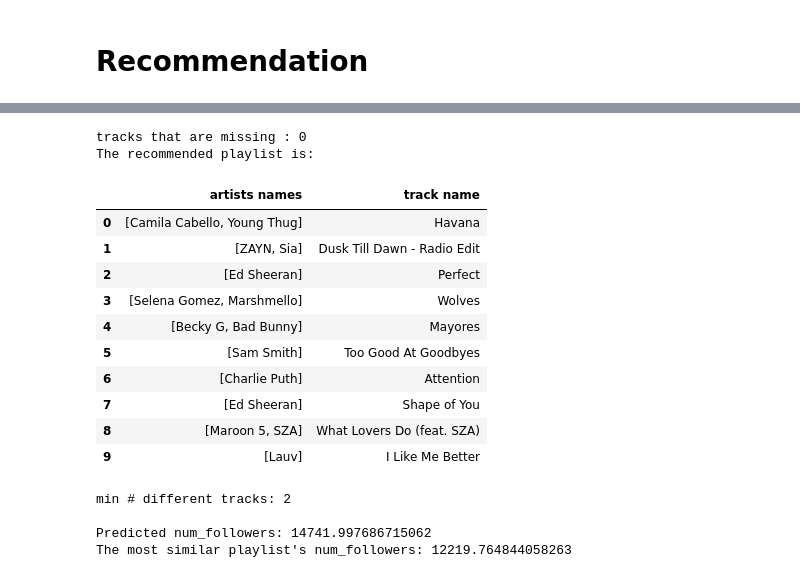
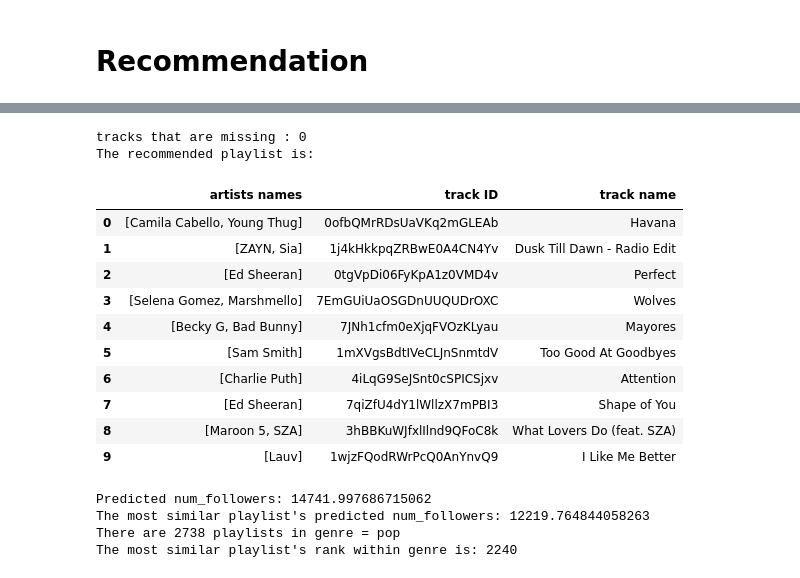
Before and after one commit to AC209a-Project-Spotify/group30, a Jupyter notebook: notebooks/Recommendation.ipynb, the cells around one changed output, grey strips where cells are left out. Drawn from its saved outputs; the diff is of its cells as text; code cells hidden in the pictures.

```diff
--- a/notebooks/Recommendation.ipynb
+++ b/notebooks/Recommendation.ipynb
@@ -161,7 +169,6 @@ def preprocess_playlist_candidates(candidates_playlists_df):
     '''
     # ======= One-hot encoding =======
     categorical_predictors = ['genre', 'track_time_signature_mode', 'track_key_mode']
-#     numerical_predictors = list(set(gen_playlists_df.columns.values) - set(categorical_predictors))
     df_encoded = pd.get_dummies(candidates_playlists_df, prefix = categorical_predictors, columns = categorical_predictors)
 
 
@@ -206,7 +213,7 @@ def preprocess_playlist_candidates(candidates_playlists_df):
     return df_recommendation_int
 
 
-def recommended_playlist(genre, num_tracks=30):
+def recommended_playlist(genre, num_tracks):
     gen_playlists_df, playlist_track_ids = generate_playlists(genre, num_tracks)
     df_recommendation_int = preprocess_playlist_candidates(gen_playlists_df)
 
@@ -232,6 +239,7 @@ def recommended_playlist(genre, num_tracks=30):
 
     print('The recommended playlist is:')
     display(display_recommendation_df)
+    print('Predicted num_followers: {}'.format(recommendation_playlist_pred_num_followers))
     return recommendation_playlist, recommendation_playlist_pred_num_followers
 
 def get_recommendation_tracks_display_info(recommendation):
@@ -240,39 +248,8 @@ def get_recommendation_tracks_display_info(recommendation):
     for track_id in recommend_track_ids:
         display_info = {}
         track_info = tracks_db[track_id]
+        display_info['track ID'] = track_id
         display_info['track name'] = track_info['name']
         display_info['artists names'] = track_info['artists_names']
         display_info_list.append(display_info)
     return pd.DataFrame(display_info_list)
-
-def validate_recommendation_playlist(recommendation_playlist, recommendation_playlist_pred_num_followers):
-    # go through the playlist db to find the most similar existing playlist to our recommendation
-    dissimilarity_list = []
-    for playlist in playlists_db:
-        dissimilarity_list.append(len(set(recommendation_playlist['track_ids']) - set(playlist['track_ids'])))
-
-    print('min # different tracks: {}'.format(min(dissimilarity_list)))
-    most_similar_playlist_id = playlists_db[dissimilarity_list.index(min(dissimilarity_list))]['id']
-    most_similar_playlist = playlists_df[playlists_df['id'] == most_similar_playlist_id]
-    most_similar_playlist_num_followers = most_similar_playlist['num_followers'].values[0]
-
-    processed_most_similar_playlist = preprocess_playlist_candidates(most_similar_playlist)
-
-    # Load meta model
-    meta_model = joblib.load('../../fitted_models/meta_reg_int.pkl')
-    prefix = '../../fitted_models/'
-    suffix = '.pkl'
-    models_int = ['sim_lin_int', 'ridge_cv_int', 'lasso_cv_int', 'RF_best_int', 'ab_best_int']
-
-    # Record model's predicted results on validation set as the train set for the meta regressor
-    meta_X_processed_most_similar_playlist = np.zeros((processed_most_similar_playlist.shape[0], len(models_int)))
-    for i, name in enumerate(models_int):
-        model_name = prefix + name + suffix
-        model = joblib.load(model_name)
-        meta_X_processed_most_similar_playlist[:, i] = model.predict(processed_most_similar_playlist)
-
-    most_similar_predicted_log_num_followers = meta_model.predict(meta_X_processed_most_similar_playlist)
-    most_similar_predicted_num_followers = (np.exp(most_similar_predicted_log_num_followers) - 1)[0]
-
-    print('\nPredicted num_followers: {}'.format(recommendation_playlist_pred_num_followers))
-    print('The most similar playlist\'s num_followers: {}'.format(most_similar_predicted_num_followers))
@@ -279,21 +337,23 @@ def validate_recommendation_playlist(recommendation_playlist, recommendation_pla
 # %%
 recommendation, recommendation_pred_num_followers = recommended_playlist('pop', 10)
-validate_recommendation_playlist(recommendation, recommendation_pred_num_followers)
+most_similar_pl_id = get_most_similar_playlist(recommendation, 'pop')
+predict_most_similar_playlist(most_similar_pl_id)
+rank = get_rank_within_genre(most_similar_pl_id, 'pop')
 # %% [output]
 tracks that are missing : 0
 The recommended playlist is:
-|  | artists names | track name |
-| 0 | [Camila Cabello, Young Thug] | Havana |
-| 1 | [ZAYN, Sia] | Dusk Till Dawn - Radio Edit |
-| 2 | [Ed Sheeran] | Perfect |
-| 3 | [Selena Gomez, Marshmello] | Wolves |
-| 4 | [Becky G, Bad Bunny] | Mayores |
-| 5 | [Sam Smith] | Too Good At Goodbyes |
-| 6 | [Charlie Puth] | Attention |
-| 7 | [Ed Sheeran] | Shape of You |
-| 8 | [Maroon 5, SZA] | What Lovers Do (feat. SZA) |
-| 9 | [Lauv] | I Like Me Better |
+|  | artists names | track ID | track name |
+| 0 | [Camila Cabello, Young Thug] | 0ofbQMrRDsUaVKq2mGLEAb | Havana |
+| 1 | [ZAYN, Sia] | 1j4kHkkpqZRBwE0A4CN4Yv | Dusk Till Dawn - Radio Edit |
+| 2 | [Ed Sheeran] | 0tgVpDi06FyKpA1z0VMD4v | Perfect |
+| 3 | [Selena Gomez, Marshmello] | 7EmGUiUaOSGDnUUQUDrOXC | Wolves |
+| 4 | [Becky G, Bad Bunny] | 7JNh1cfm0eXjqFVOzKLyau | Mayores |
+| 5 | [Sam Smith] | 1mXVgsBdtIVeCLJnSnmtdV | Too Good At Goodbyes |
+| 6 | [Charlie Puth] | 4iLqG9SeJSnt0cSPICSjxv | Attention |
+| 7 | [Ed Sheeran] | 7qiZfU4dY1lWllzX7mPBI3 | Shape of You |
+| 8 | [Maroon 5, SZA] | 3hBBKuWJfxlIlnd9QFoC8k | What Lovers Do (feat. SZA) |
+| 9 | [Lauv] | 1wjzFQodRWrPcQ0AnYnvQ9 | I Like Me Better |
-min # different tracks: 2
-
 Predicted num_followers: 14741.997686715062
-The most similar playlist's num_followers: 12219.764844058263
+The most similar playlist's predicted num_followers: 12219.764844058263
+There are 2738 playlists in genre = pop
+The most similar playlist's rank within genre is: 2240
```
Also changed, not shown: parts of 14 cells of this notebook, 1 other file.
